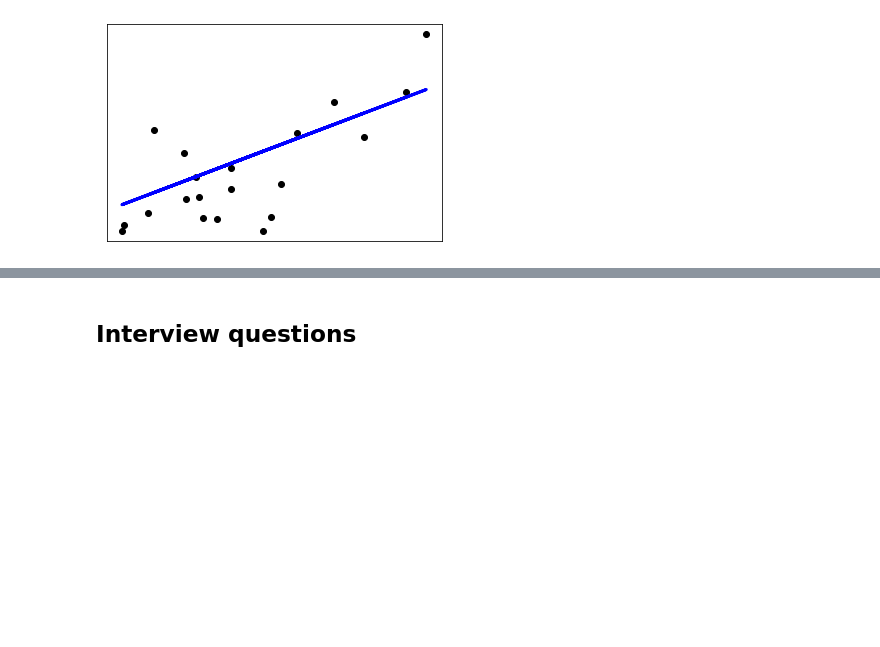
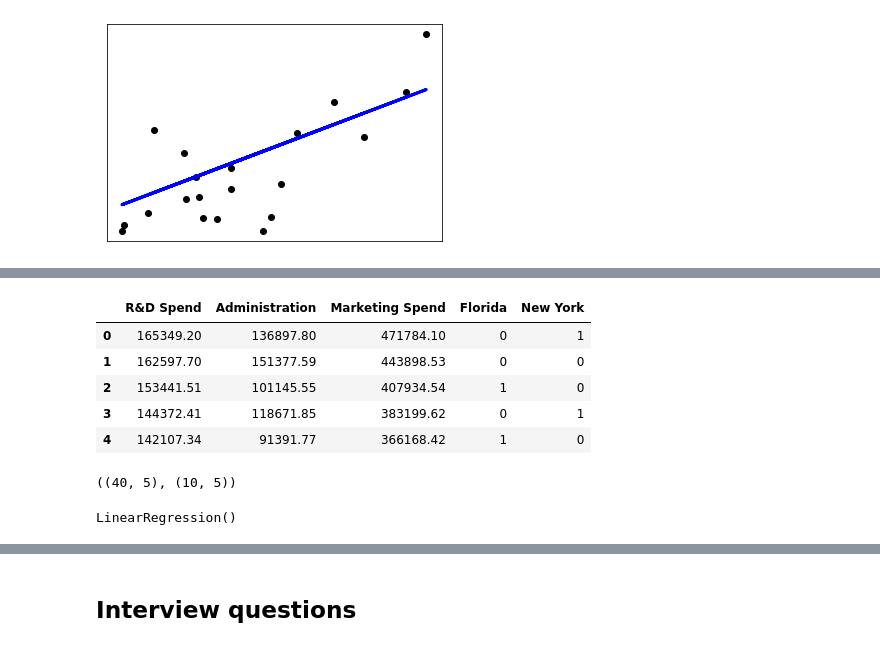
Before and after one commit to tigju/Machine-Learning-Algorithms, a Jupyter notebook: linear_regression.ipynb, the cells around one changed output, grey strips where cells are left out. Saved outputs shown, nothing was run; the diff lists cells and outputs as text; code cells hidden in the pictures; blank space fills up the shorter version.

```diff
--- a/linear_regression.ipynb
+++ b/linear_regression.ipynb
@@ -139,0 +168,4 @@ Coefficient of determination: 0.47
+# %%
+# split into features and target
+X = df.iloc[:, :-1]
+y = df.iloc[:, 4]
@@ -139,0 +199,5 @@ Coefficient of determination: 0.47
+# %%
+# drop the States column
+
+X = X.drop("State", axis=1)
+X.head()
@@ -139,0 +211,26 @@ Coefficient of determination: 0.47
+# %%
+# concatenate df with dummy variables
+X = pd.concat([X, states], axis=1)
+X.head()
+# %% [output]
+|  | R&D Spend | Administration | Marketing Spend | Florida | New York |
+| 0 | 165349.20 | 136897.80 | 471784.10 | 0 | 1 |
+| 1 | 162597.70 | 151377.59 | 443898.53 | 0 | 0 |
+| 2 | 153441.51 | 101145.55 | 407934.54 | 1 | 0 |
+| 3 | 144372.41 | 118671.85 | 383199.62 | 0 | 1 |
+| 4 | 142107.34 | 91391.77 | 366168.42 | 1 | 0 |
+# %%
+# split the data into train and test
+from sklearn.model_selection import train_test_split
+X_train, X_test, y_train, y_test = train_test_split(X, y, test_size=0.2, random_state=0)
+
+X_train.shape, X_test.shape
+# %% [output]
+((40, 5), (10, 5))
+# %%
+# Fitting multiple linear regression to the training set
+from sklearn.linear_model import LinearRegression
+regressor = LinearRegression()
+regressor.fit(X_train, y_train)
+# %% [output]
+LinearRegression()
```
Also changed, not shown: parts of 16 cells of this notebook, 2 other files.
